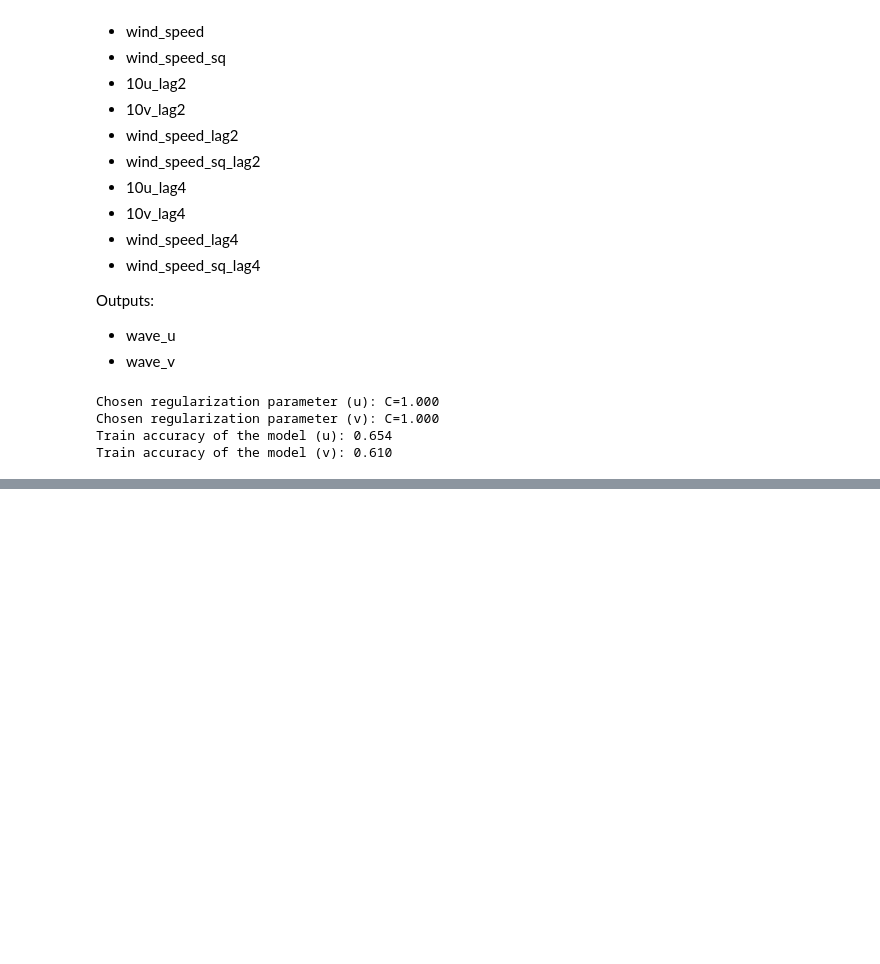
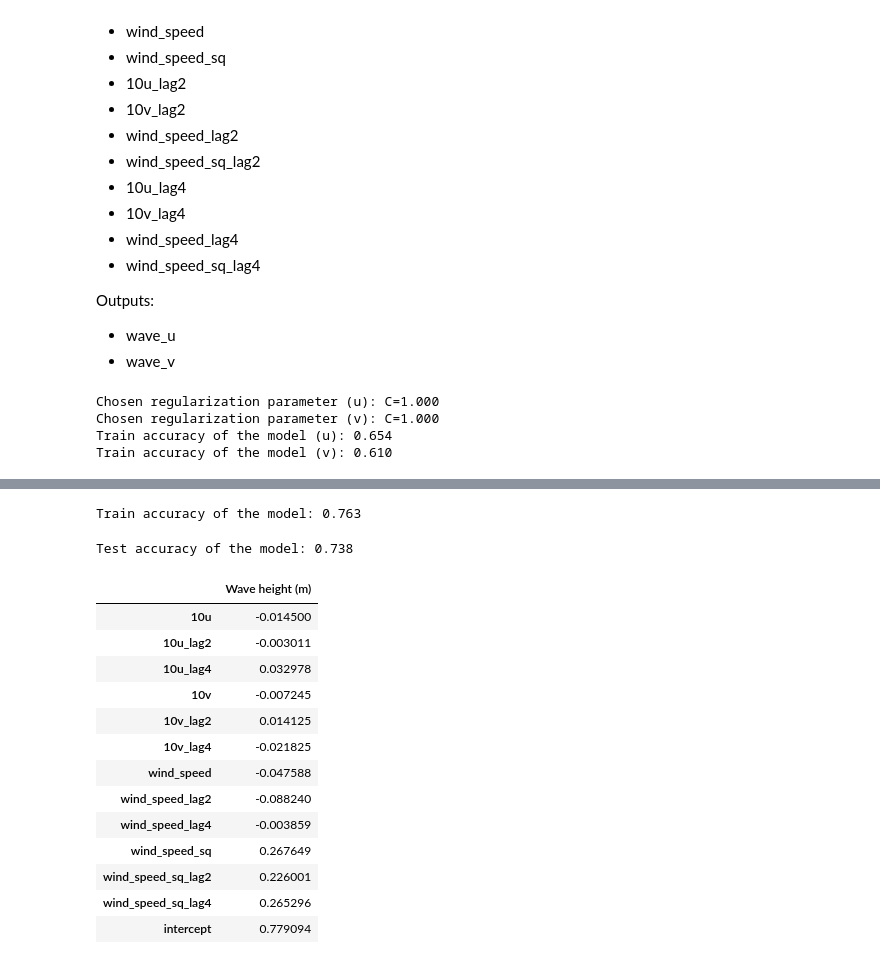
Before and after one commit to BifbofII/wave-map, a Jupyter notebook: build-model.ipynb, the cells around one changed output, grey strips where cells are left out. Drawn from its saved outputs; the diff is of its cells as text; code cells hidden in the pictures; blank space fills up the shorter version.

```diff
--- a/build-model.ipynb
+++ b/build-model.ipynb
@@ -812,0 +1005,53 @@ Test accuracy of the model (v): 0.537
+# %%
+# Build input and output matrices
+base_vars = ['10u', '10v', 'wind_speed', 'wind_speed_sq']
+input_vars = base_vars.copy()
+for l in [2, 4]:
+    input_vars.extend([v + '_lag' + str(l) for v in base_vars])
+input_vars.sort()
+output_vars = ['Wave height (m)']
+
+test_dropped = test.dropna()
+X_test = test_dropped[input_vars].values
+Y_test = test_dropped[output_vars].values
+
+X_train = None
+Y_train = None
+for i, buoy in enumerate(train.columns.levels[0].drop(test_buoy)):
+    buoy_dat = train[buoy].dropna()
+    if X_train is None:
+        X_train = buoy_dat[input_vars].values
+        Y_train = buoy_dat[output_vars].values
+    else:
+        X_train = np.concatenate([X_train, buoy_dat[input_vars].values])
+        Y_train = np.concatenate([Y_train, buoy_dat[output_vars].values])
+# %%
+# Train model
+pipe = Pipeline([('scaler', StandardScaler()), ('regression', SGDRegressor(loss='huber'))])
+pipe.fit(X_train, Y_train)
+print('Train accuracy of the model: {:.3f}'.format(pipe.score(X_train, Y_train)))
+# %% [output]
+Train accuracy of the model: 0.763
+# %%
+# Test model
+print('Test accuracy of the model: {:.3f}'.format(pipe.score(X_test, Y_test)))
+plot_prediction(pipe, X_test, Y_test)
+# %% [output]
+Test accuracy of the model: 0.738
+# %%
+describe_regression(pipe, input_vars, output_vars)
+# %% [output]
+|  | Wave height (m) |
+| 10u | -0.014500 |
+| 10u_lag2 | -0.003011 |
+| 10u_lag4 | 0.032978 |
+| 10v | -0.007245 |
+| 10v_lag2 | 0.014125 |
+| 10v_lag4 | -0.021825 |
+| wind_speed | -0.047588 |
+| wind_speed_lag2 | -0.088240 |
+| wind_speed_lag4 | -0.003859 |
+| wind_speed_sq | 0.267649 |
+| wind_speed_sq_lag2 | 0.226001 |
+| wind_speed_sq_lag4 | 0.265296 |
+| intercept | 0.779094 |
```
Also changed, not shown: parts of 33 cells of this notebook.
